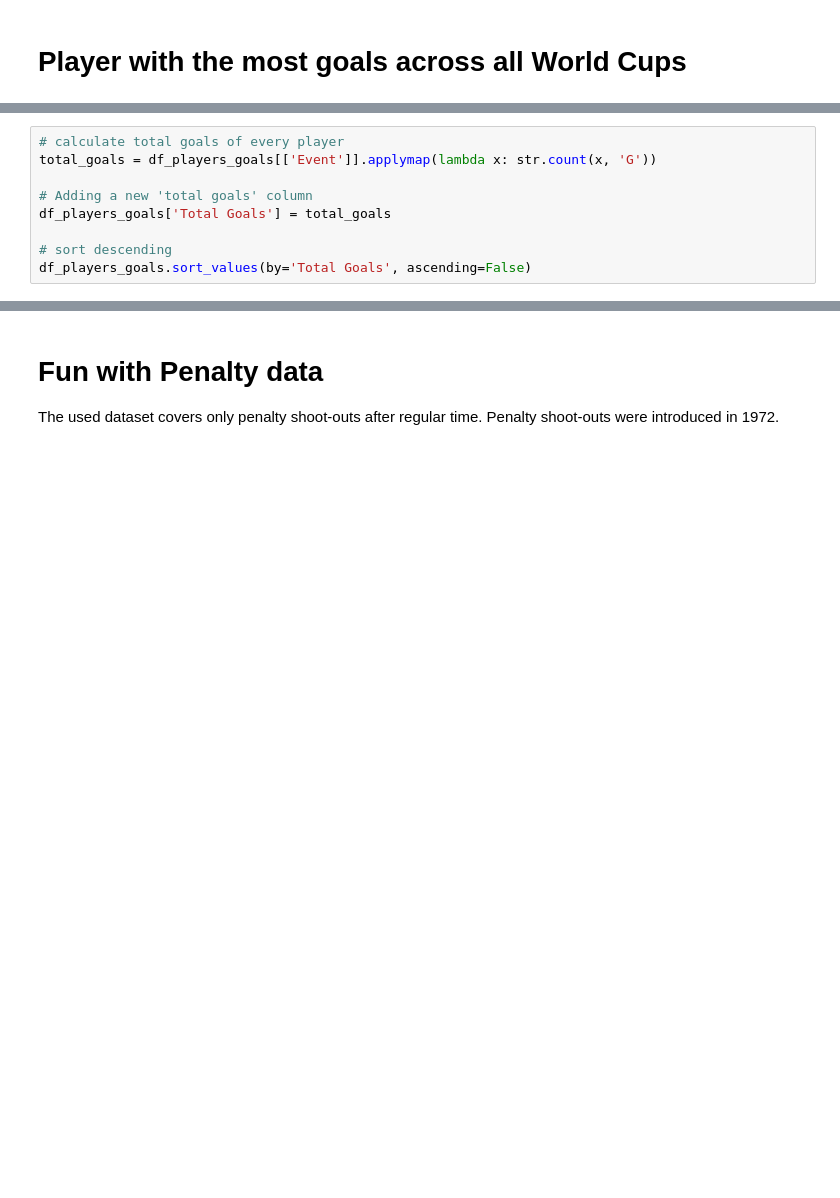
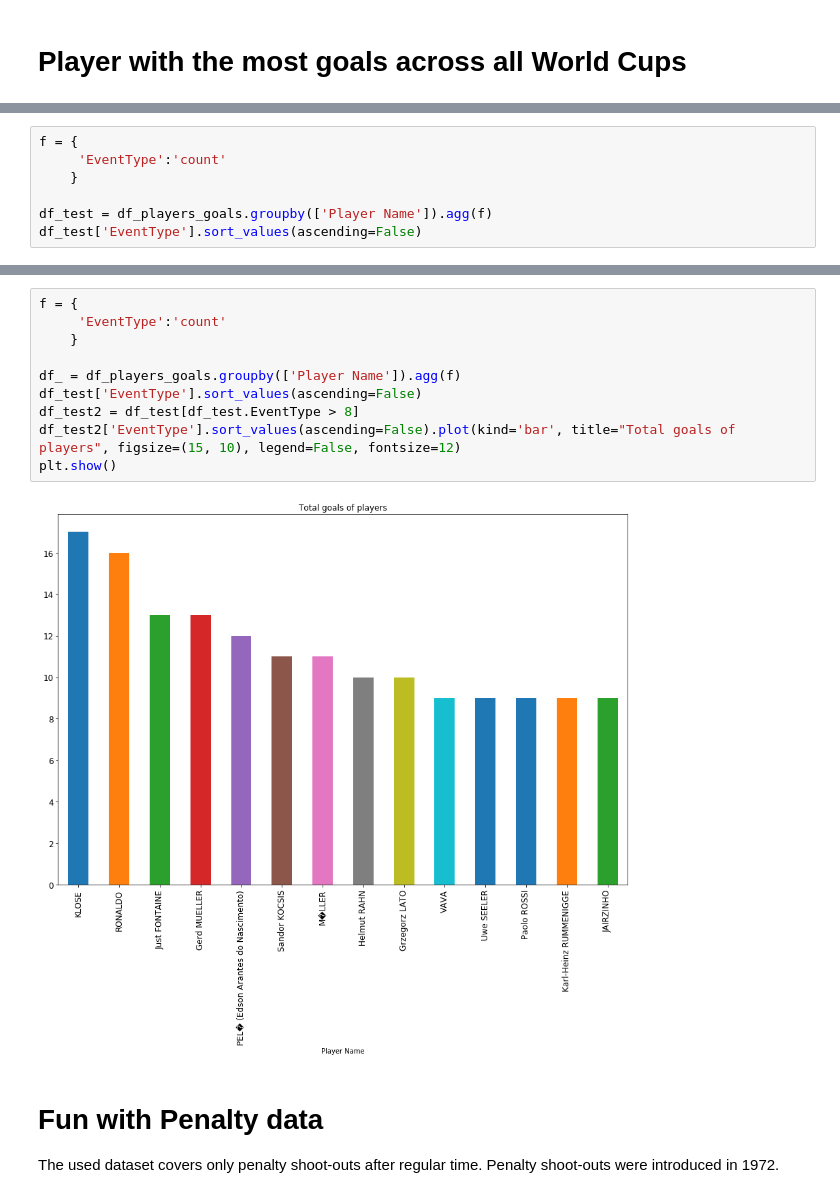
Before and after one commit to bhilprecht/ml-world-championship, a Jupyter notebook: FIFA_WM_Henrik.ipynb, the cells around one changed output, grey strips where cells are left out. Cells and saved outputs as stored; diff of their text form; blank space fills up the shorter version.

```diff
--- a/FIFA_WM_Henrik.ipynb
+++ b/FIFA_WM_Henrik.ipynb
@@ -148,9 +99,0 @@ df_players_goals
-# %%
-# calculate total goals of every player
-total_goals = df_players_goals[['Event']].applymap(lambda x: str.count(x, 'G'))
-
-# Adding a new 'total goals' column
-df_players_goals['Total Goals'] = total_goals
-
-# sort descending
-df_players_goals.sort_values(by='Total Goals', ascending=False)
@@ -201,0 +102,7 @@ players
+# %%
+f = {
+     'EventType':'count'
+    }
+
+df_test = df_players_goals.groupby(['Player Name']).agg(f)
+df_test['EventType'].sort_values(ascending=False)
@@ -202,3 +127,15 @@ players
+# %%
+f = {
+     'EventType':'count'
+    }
+
+df_ = df_players_goals.groupby(['Player Name']).agg(f)
+df_test['EventType'].sort_values(ascending=False)
+df_test2 = df_test[df_test.EventType > 8]
+df_test2['EventType'].sort_values(ascending=False).plot(kind='bar', title="Total goals of players", figsize=(15, 10), legend=False, fontsize=12)
+plt.show()
+# %% [output]
+[figure, added]
 # %% [markdown]
 # Fun with Penalty data
 
```
Also changed, not shown: parts of 13 cells of this notebook.
